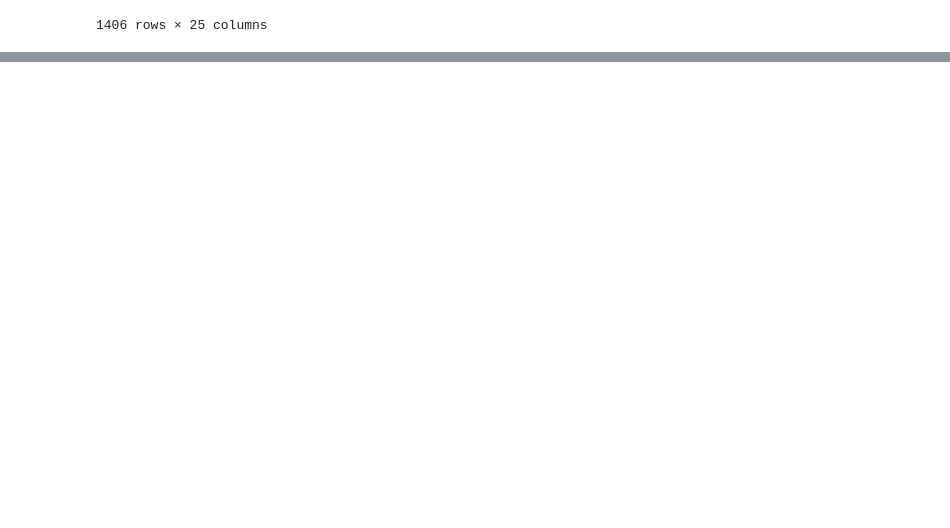
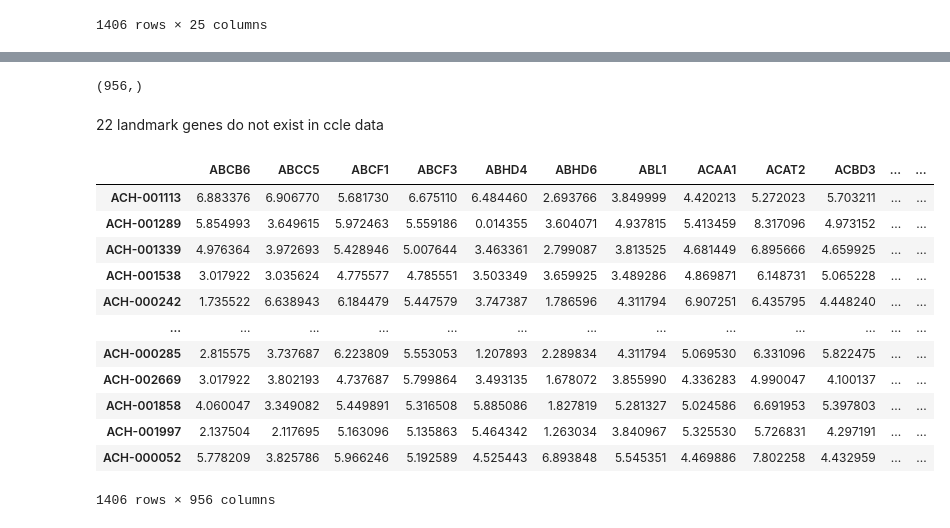
Before and after one commit to SCSE-Biomedical-Computing-Group/XGDP, a Jupyter notebook: CCLE_data.ipynb, the cells around one changed output, grey strips where cells are left out. Drawn from its saved outputs; the diff is of its cells as text; code cells hidden in the pictures; blank space fills up the shorter version.

Commit message:
cv + landmark genes

```diff
--- a/CCLE_data.ipynb
+++ b/CCLE_data.ipynb
@@ -563,0 +566,3 @@ ccle_expr.loc[:, selected_genes]
+# %%
+l1000_gene_df = pd.read_csv('data/landmark_genes.txt', sep='\t', header=0)
+l1000_gene_df
@@ -563,0 +583,3 @@ ccle_expr.loc[:, selected_genes]
+# %%
+landmark_genes = l1000_gene_df['Symbol'].values
+landmark_genes
@@ -563,0 +604,3 @@ ccle_expr.loc[:, selected_genes]
+# %%
+ccle_genes = ccle_expr.columns.values
+ccle_genes
@@ -563,0 +610,3 @@ ccle_expr.loc[:, selected_genes]
+# %%
+selected_genes = np.intersect1d(landmark_genes, ccle_genes)
+selected_genes
@@ -563,0 +631,23 @@ ccle_expr.loc[:, selected_genes]
+# %%
+selected_genes.shape
+# %% [output]
+(956,)
+# %% [markdown]
+22 landmark genes do not exist in ccle data
+# %%
+filtered_expr = ccle_expr[selected_genes]
+filtered_expr
+# %% [output]
+|  | ABCB6 | ABCC5 | ABCF1 | ABCF3 | ABHD4 | ABHD6 | ABL1 | ACAA1 | ACAT2 | ACBD3 | ... | ... |
+| ACH-001113 | 6.883376 | 6.906770 | 5.681730 | 6.675110 | 6.484460 | 2.693766 | 3.849999 | 4.420213 | 5.272023 | 5.703211 | ... | ... |
+| ACH-001289 | 5.854993 | 3.649615 | 5.972463 | 5.559186 | 0.014355 | 3.604071 | 4.937815 | 5.413459 | 8.317096 | 4.973152 | ... | ... |
+| ACH-001339 | 4.976364 | 3.972693 | 5.428946 | 5.007644 | 3.463361 | 2.799087 | 3.813525 | 4.681449 | 6.895666 | 4.659925 | ... | ... |
+| ACH-001538 | 3.017922 | 3.035624 | 4.775577 | 4.785551 | 3.503349 | 3.659925 | 3.489286 | 4.869871 | 6.148731 | 5.065228 | ... | ... |
+| ACH-000242 | 1.735522 | 6.638943 | 6.184479 | 5.447579 | 3.747387 | 1.786596 | 4.311794 | 6.907251 | 6.435795 | 4.448240 | ... | ... |
+| ... | ... | ... | ... | ... | ... | ... | ... | ... | ... | ... | ... | ... |
+| ACH-000285 | 2.815575 | 3.737687 | 6.223809 | 5.553053 | 1.207893 | 2.289834 | 4.311794 | 5.069530 | 6.331096 | 5.822475 | ... | ... |
+| ACH-002669 | 3.017922 | 3.802193 | 4.737687 | 5.799864 | 3.493135 | 1.678072 | 3.855990 | 4.336283 | 4.990047 | 4.100137 | ... | ... |
+| ACH-001858 | 4.060047 | 3.349082 | 5.449891 | 5.316508 | 5.885086 | 1.827819 | 5.281327 | 5.024586 | 6.691953 | 5.397803 | ... | ... |
+| ACH-001997 | 2.137504 | 2.117695 | 5.163096 | 5.135863 | 5.464342 | 1.263034 | 3.840967 | 5.325530 | 5.726831 | 4.297191 | ... | ... |
+| ACH-000052 | 5.778209 | 3.825786 | 5.966246 | 5.192589 | 4.525443 | 6.893848 | 5.545351 | 4.469886 | 7.802258 | 4.432959 | ... | ... |
+1406 rows × 956 columns
```
Also changed, not shown: parts of 5 cells of this notebook, 13 other files.
